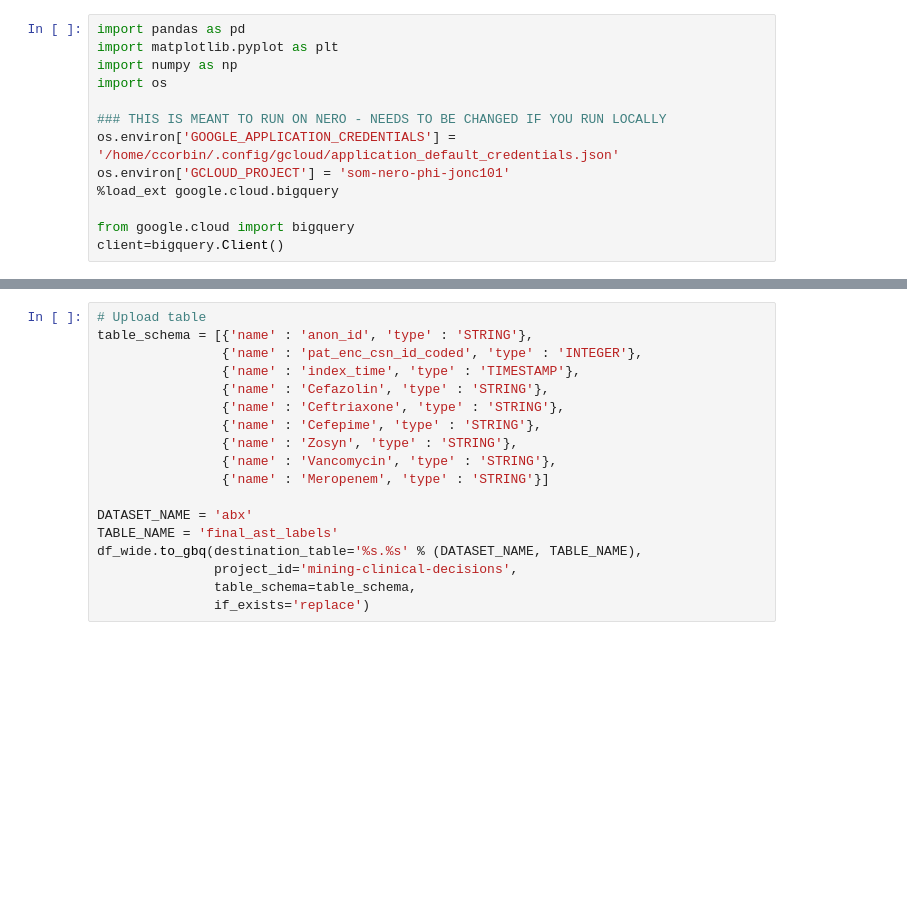
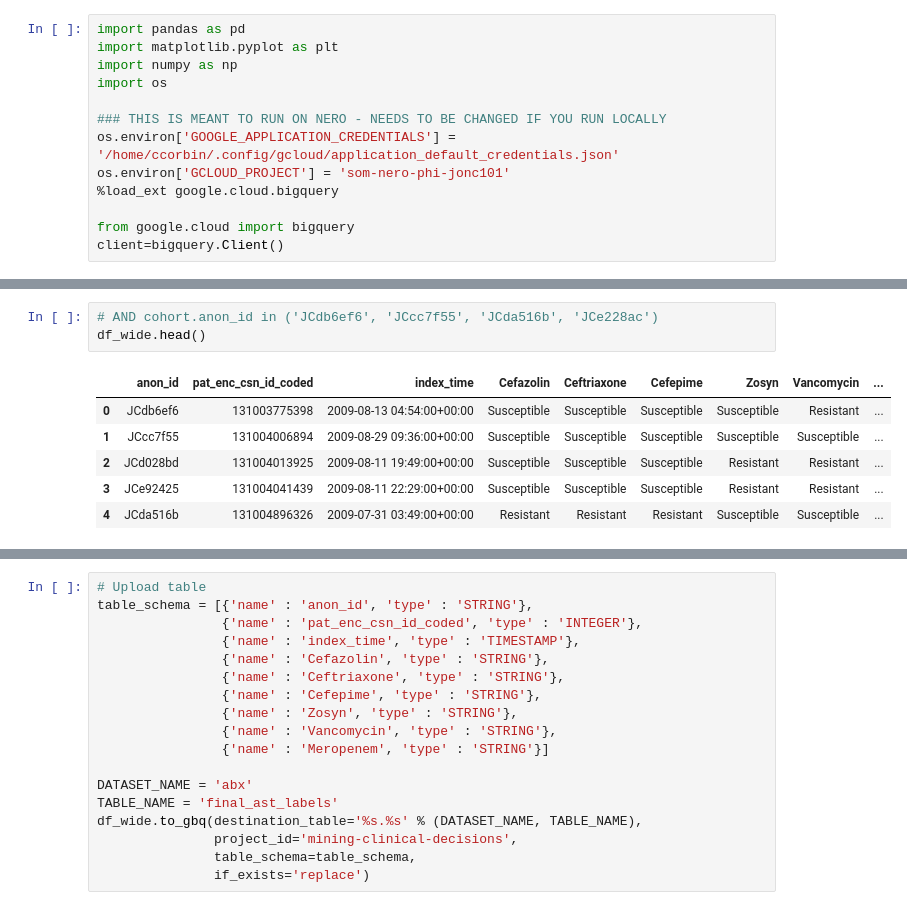
Before and after one commit to conorkcorbin/er_infection, a Jupyter notebook: notebooks/Labelling/AST_Processing.ipynb, the cells around one changed output, grey strips where cells are left out. Drawn from its saved outputs; the diff is of its cells as text; blank space fills up the shorter version.

```diff
--- a/notebooks/Labelling/AST_Processing.ipynb
+++ b/notebooks/Labelling/AST_Processing.ipynb
@@ -329,3 +329,13 @@ df_wide = (df_wide
     .assign(pat_enc_csn_id_coded=lambda x: x.pat_enc_csn_id_coded.astype(int))
     .merge(df_cohort, on='pat_enc_csn_id_coded', how='left')
 )[columns]
+# %%
+# AND cohort.anon_id in ('JCdb6ef6', 'JCcc7f55', 'JCda516b', 'JCe228ac')
+df_wide.head()
+# %% [output]
+|  | anon_id | pat_enc_csn_id_coded | index_time | Cefazolin | Ceftriaxone | Cefepime | Zosyn | Vancomycin | ... |
+| 0 | JCdb6ef6 | 131003775398 | 2009-08-13 04:54:00+00:00 | Susceptible | Susceptible | Susceptible | Susceptible | Resistant | ... |
+| 1 | JCcc7f55 | 131004006894 | 2009-08-29 09:36:00+00:00 | Susceptible | Susceptible | Susceptible | Susceptible | Susceptible | ... |
+| 2 | JCd028bd | 131004013925 | 2009-08-11 19:49:00+00:00 | Susceptible | Susceptible | Susceptible | Resistant | Resistant | ... |
+| 3 | JCe92425 | 131004041439 | 2009-08-11 22:29:00+00:00 | Susceptible | Susceptible | Susceptible | Resistant | Resistant | ... |
+| 4 | JCda516b | 131004896326 | 2009-07-31 03:49:00+00:00 | Resistant | Resistant | Resistant | Susceptible | Susceptible | ... |
```
Also changed, not shown: parts of 6 cells of this notebook, 2 other files.
